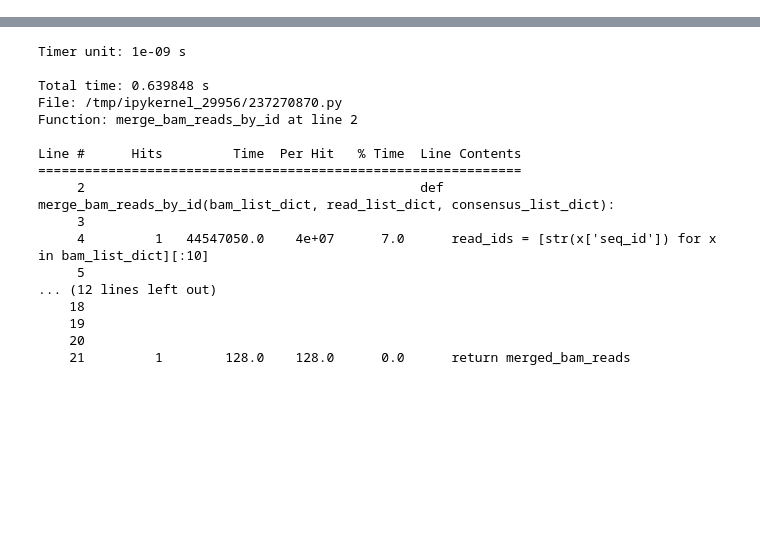
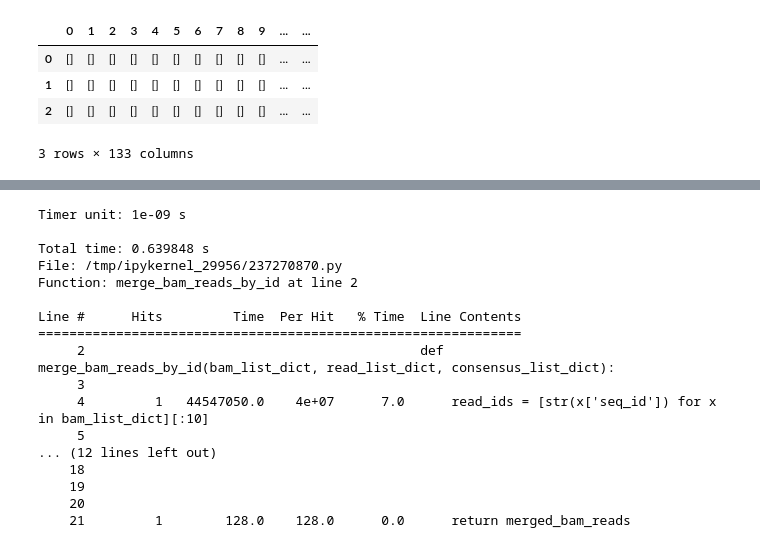
Before and after one commit to Marchand-Lab-Capstone/XenoFind, a Jupyter notebook: lib/xf_prelims/notebooks/raw_signal_mapping.ipynb, the cells around one changed output, grey strips where cells are left out. Drawn from its saved outputs; the diff is of its cells as text; code cells hidden in the pictures; blank space fills up the shorter version.

```diff
--- a/lib/xf_prelims/notebooks/raw_signal_mapping.ipynb
+++ b/lib/xf_prelims/notebooks/raw_signal_mapping.ipynb
@@ -18,7 +27,8 @@ def load_pod5_data(p5_path):
     # and it DOES NOT DISSAPEAR. ESLIT'rkjasvkajs;flksarejva;lkrvj
     data_list = []
     with pod5.Reader(p5_path) as pod5_file:
-        for read in pod5_file.reads():
+        reads = pod5_file.reads()
+        for read in reads:
             seq_id = read.read_id
             signal = read.signal_pa
             freq = read.run_info.sample_rate
@@ -26,6 +36,7 @@ def load_pod5_data(p5_path):
                          'signal': signal,
                          'freq': freq}
             data_list.append(data_dict)
+    pod5_file.close()
 
     return data_list
 
@@ -51,0 +125,7 @@ def split_signal(stride_length, raw_moves, signal):
+# %%
+def convert_signal_from_dict(m_list_dict):
+    merged_data_df = pd.DataFrame(merged_list_dict)
+    merged_data_df['signal'] = merged_data_df.apply(lambda x: map_signal_to_moves(x['moves'], x['trim_ofs'], x['signal']), axis=1)
+    end_dict = merged_data_df.to_dict('records')
+    del(merged_data_df)
+    return end_dict
@@ -147,0 +360,28 @@ merged_list_dict = merge_bam_reads_by_id(loaded_bam, dl, consens)
+# %%
+
+ops_str = ""
+str_out = ""
+str_out_2 = ""
+ind = 1
+got_dicts, operations, op_signals = get_dicts(e_df, ind)
+for i in range(e_df['ref'][ind].copy()):
+    str_out+= " "
+    str_out_2 += " "
+    ops_str += " "
+str_out_2 += e_df['sequence'][ind]
+
+for i in range(len(operations)):
+    if (operations[i] == "1"):
+        ops_str += "1"
+    elif (type(operations[i]) != type(None)):
+        ops_str += operations[i]
+    else:
+        ops_str += " "
+
+for base in list(got_dicts[0].values()):
+    if (base != []):
+        str_out += base[0]
+print("read:       "+str_out_2)
+print("operations: "+ops_str)
+print("true read:  "+str_out)
+print("ref seq:    "+e_df['ref_seq'][i])
@@ -148,3 +414,13 @@ merged_list_dict = merge_bam_reads_by_id(loaded_bam, dl, consens)
+# %%
+pd.set_option('display.max_rows', None)
+pd.set_option('display.max_colwidth', None)
+pd.DataFrame(got_dicts)
+# %% [output]
+|  | 0 | 1 | 2 | 3 | 4 | 5 | 6 | 7 | 8 | 9 | ... | ... |
+| 0 | [] | [] | [] | [] | [] | [] | [] | [] | [] | [] | ... | ... |
+| 1 | [] | [] | [] | [] | [] | [] | [] | [] | [] | [] | ... | ... |
+| 2 | [] | [] | [] | [] | [] | [] | [] | [] | [] | [] | ... | ... |
+3 rows × 133 columns
 # %%
 # Loop through this section for each read in the data, in other words: Turn into its own method that is then
 # Applied to the merged_data_df, or even the merged_data_df thats merged with the consnensus fasta------------
```
Also changed, not shown: parts of 27 cells of this notebook, 6 other files.
